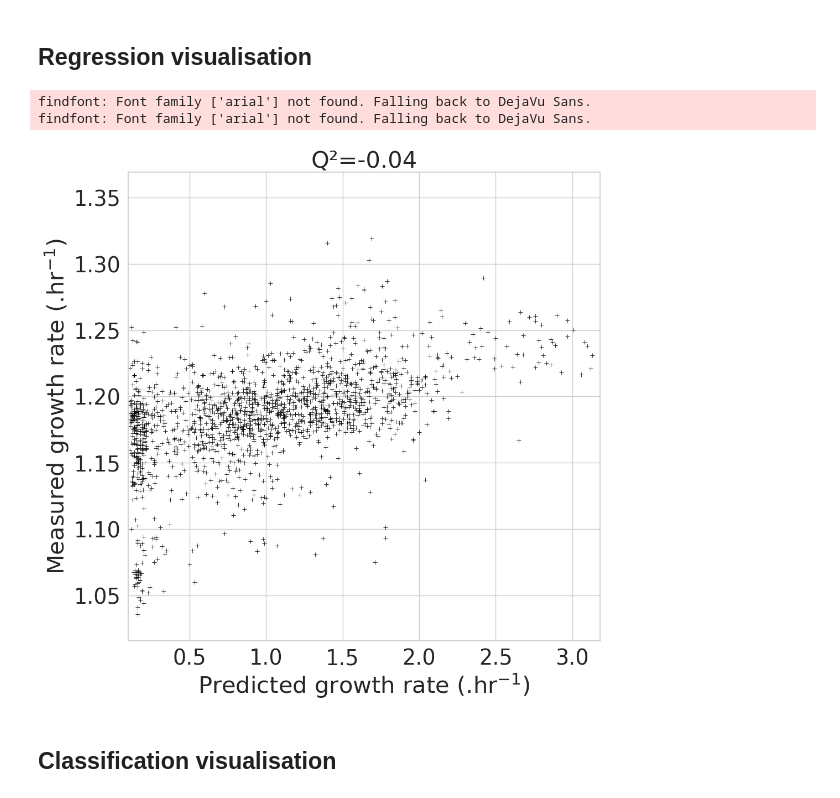
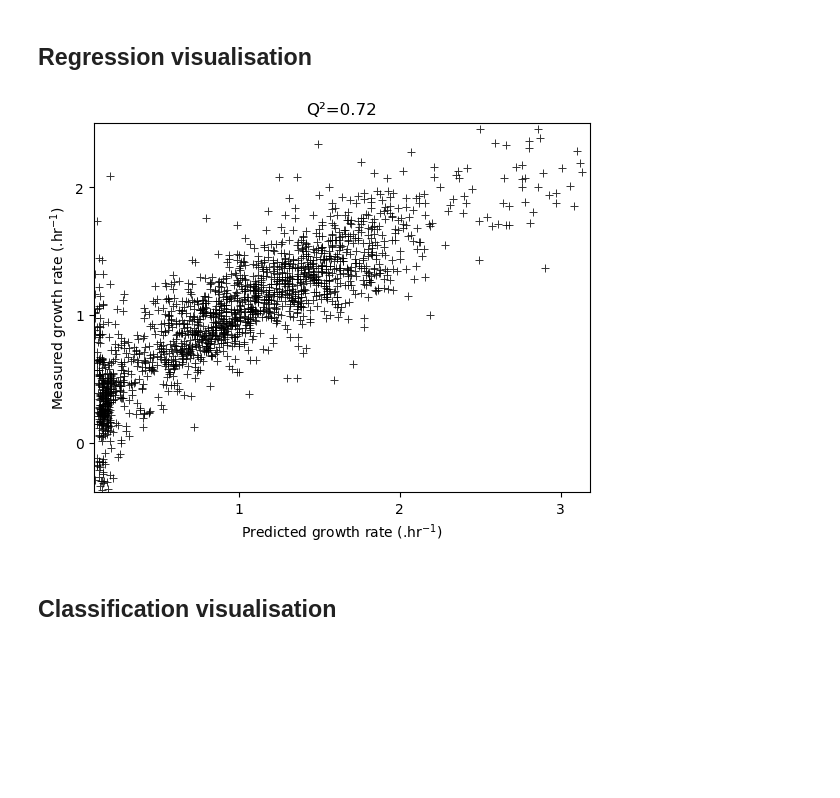
Before and after one commit to brsynth/AMN_refactor, a Jupyter notebook: figure.ipynb, the cells around one changed output. Drawn from its saved outputs; the diff is of its cells as text; code cells hidden in the pictures; blank space fills up the shorter version.

```diff
--- a/figure.ipynb
+++ b/figure.ipynb
@@ -27,7 +27,7 @@ tf.random.set_seed(seed)
 
 dataset_file = "./Dataset/biolog_iML1515_EXP_UB.npz"
 objective=['BIOMASS_Ec_iML1515_core_75p37M']
-epoch = 2#20
+epoch = 40#20
 batch_size = 30
 uptake_max_index=151
 
@@ -88,23 +88,21 @@ Q2 : -0.04001154143965446
 # %%
 from tools import plot_regression
 import numpy as np
 
 TRUE = model.Y_test[:,0]
 
 pred =  AMNWt_model.predict(model.X_test)
 P_out     = tf.convert_to_tensor(np.float32(model.P_out))
 PRED = tf.linalg.matmul(pred[:,:model.S.shape[1]], tf.transpose(P_out))
 
 plot_regression(PRED,
                 TRUE,
                 "Measured growth rate (."+ r'$\mathregular{hr^{-1}}$' +")",
                 "Predicted growth rate (."+ r'$\mathregular{hr^{-1}}$' +")",
                 "Q²="+str(round(Q_2, 2)),
-                "Figure/biolog_iML1515_EXP_UB_AMNWt_" + str(epoch) +"_"+ str(batch_size) +"_regression.png")
+                # "Figure/biolog_iML1515_EXP_UB_AMNWt_" + str(epoch) +"_"+ str(batch_size) +"_regression.png")
 # %% [output]
-findfont: Font family ['arial'] not found. Falling back to DejaVu Sans.
-findfont: Font family ['arial'] not found. Falling back to DejaVu Sans.
-[figure, old version]
+[figure, new version]
 # %% [markdown]
 ## Classification visualisation
 # %%
```
Also changed, not shown: parts of 3 cells of this notebook, 11 other files.
